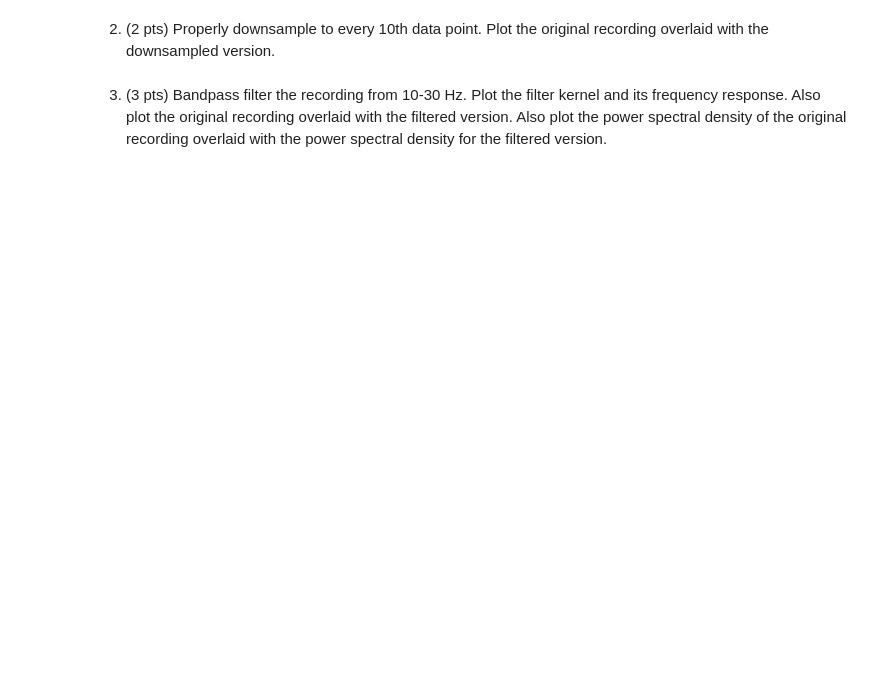
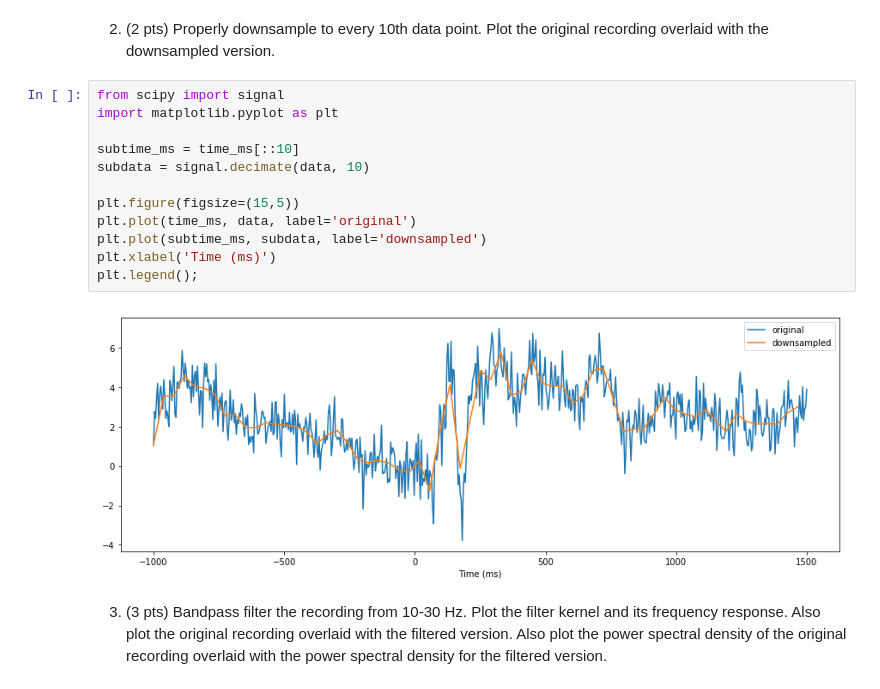
Before and after one commit to marcel-goldschen-ohm/NEU-337-Spring-2020, a Jupyter notebook: homework/homework-Mar-05-timeseries.ipynb, the cells around one changed output. Saved outputs shown, nothing was run; the diff lists cells and outputs as text; blank space fills up the shorter version.

```diff
--- a/homework/homework-Mar-05-timeseries.ipynb
+++ b/homework/homework-Mar-05-timeseries.ipynb
@@ -142,4 +150,18 @@ time_ms = np.linspace(-1000, 1500, len(data))
 # %% [markdown]
 2. (2 pts) Properly downsample to every 10th data point. Plot the original recording overlaid with the downsampled version.
+# %%
+from scipy import signal
+import matplotlib.pyplot as plt
+
+subtime_ms = time_ms[::10]
+subdata = signal.decimate(data, 10)
+
+plt.figure(figsize=(15,5))
+plt.plot(time_ms, data, label='original')
+plt.plot(subtime_ms, subdata, label='downsampled')
+plt.xlabel('Time (ms)')
+plt.legend();
+# %% [output]
+[figure, added]
 # %% [markdown]
 3. (3 pts) Bandpass filter the recording from 10-30 Hz. Plot the filter kernel and its frequency response. Also plot the original recording overlaid with the filtered version. Also plot the power spectral density of the original recording overlaid with the power spectral density for the filtered version.
```
Also changed, not shown: parts of 5 cells of this notebook.
